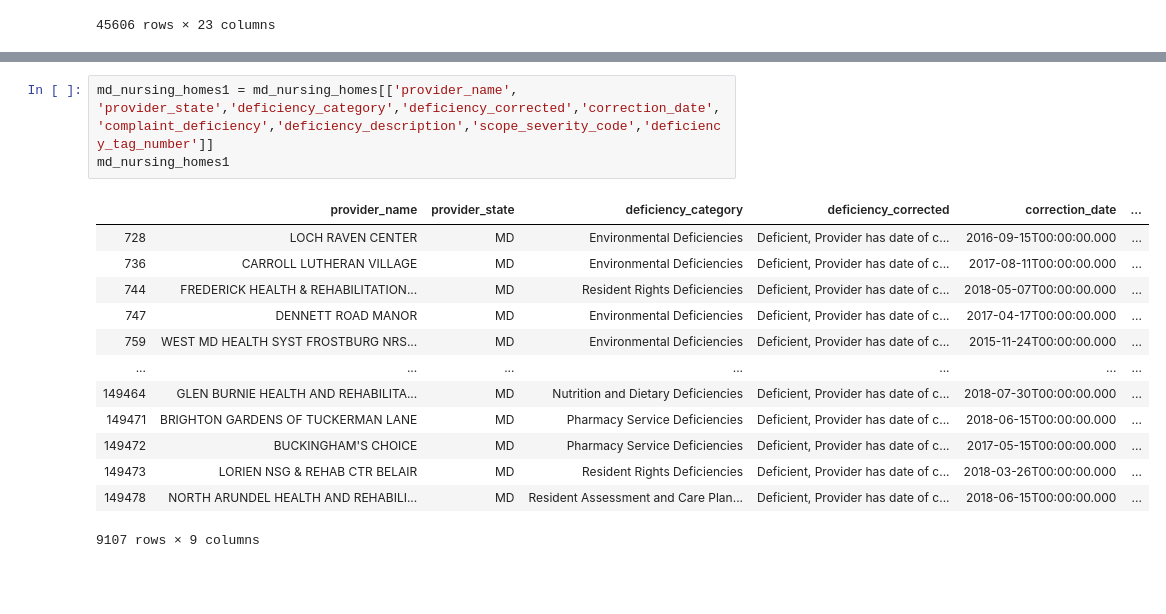
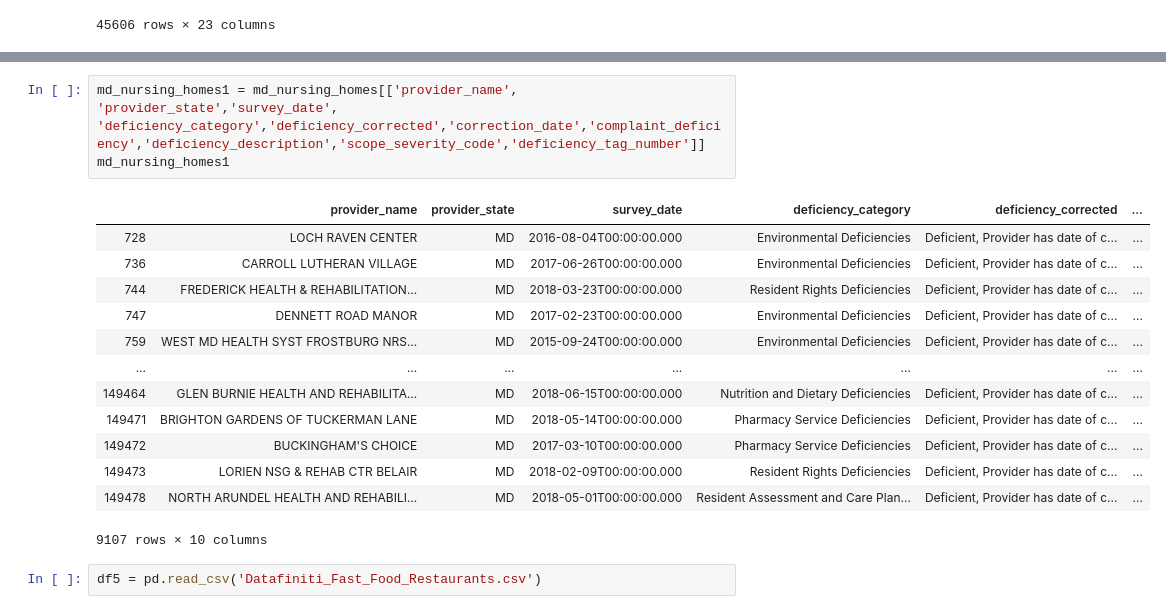
Before and after one commit to ChuckPry/dc-ds-01-06-20, a Jupyter notebook: Project.ipynb, the cells around one changed output, grey strips where cells are left out. Drawn from its saved outputs; the diff is of its cells as text; blank space fills up the shorter version.

```diff
--- a/Project.ipynb
+++ b/Project.ipynb
@@ -125,17 +125,19 @@ ca_nursing_homes1
 # %%
-md_nursing_homes1 = md_nursing_homes[['provider_name', 'provider_state','deficiency_category','deficiency_corrected','correction_date','complaint_deficiency','deficiency_description','scope_severity_code','deficiency_tag_number']]
+md_nursing_homes1 = md_nursing_homes[['provider_name', 'provider_state','survey_date', 'deficiency_category','deficiency_corrected','correction_date','complaint_deficiency','deficiency_description','scope_severity_code','deficiency_tag_number']]
 md_nursing_homes1
 # %% [output]
-|  | provider_name | provider_state | deficiency_category | deficiency_corrected | correction_date | ... |
-| 728 | LOCH RAVEN CENTER | MD | Environmental Deficiencies | Deficient, Provider has date of c... | 2016-09-15T00:00:00.000 | ... |
-| 736 | CARROLL LUTHERAN VILLAGE | MD | Environmental Deficiencies | Deficient, Provider has date of c... | 2017-08-11T00:00:00.000 | ... |
-| 744 | FREDERICK HEALTH & REHABILITATION... | MD | Resident Rights Deficiencies | Deficient, Provider has date of c... | 2018-05-07T00:00:00.000 | ... |
-| 747 | DENNETT ROAD MANOR | MD | Environmental Deficiencies | Deficient, Provider has date of c... | 2017-04-17T00:00:00.000 | ... |
-| 759 | WEST MD HEALTH SYST FROSTBURG NRS... | MD | Environmental Deficiencies | Deficient, Provider has date of c... | 2015-11-24T00:00:00.000 | ... |
+|  | provider_name | provider_state | survey_date | deficiency_category | deficiency_corrected | ... |
+| 728 | LOCH RAVEN CENTER | MD | 2016-08-04T00:00:00.000 | Environmental Deficiencies | Deficient, Provider has date of c... | ... |
+| 736 | CARROLL LUTHERAN VILLAGE | MD | 2017-06-26T00:00:00.000 | Environmental Deficiencies | Deficient, Provider has date of c... | ... |
+| 744 | FREDERICK HEALTH & REHABILITATION... | MD | 2018-03-23T00:00:00.000 | Resident Rights Deficiencies | Deficient, Provider has date of c... | ... |
+| 747 | DENNETT ROAD MANOR | MD | 2017-02-23T00:00:00.000 | Environmental Deficiencies | Deficient, Provider has date of c... | ... |
+| 759 | WEST MD HEALTH SYST FROSTBURG NRS... | MD | 2015-09-24T00:00:00.000 | Environmental Deficiencies | Deficient, Provider has date of c... | ... |
 | ... | ... | ... | ... | ... | ... | ... |
-| 149464 | GLEN BURNIE HEALTH AND REHABILITA... | MD | Nutrition and Dietary Deficiencies | Deficient, Provider has date of c... | 2018-07-30T00:00:00.000 | ... |
-| 149471 | BRIGHTON GARDENS OF TUCKERMAN LANE | MD | Pharmacy Service Deficiencies | Deficient, Provider has date of c... | 2018-06-15T00:00:00.000 | ... |
-| 149472 | BUCKINGHAM'S CHOICE | MD | Pharmacy Service Deficiencies | Deficient, Provider has date of c... | 2017-05-15T00:00:00.000 | ... |
-| 149473 | LORIEN NSG & REHAB CTR BELAIR | MD | Resident Rights Deficiencies | Deficient, Provider has date of c... | 2018-03-26T00:00:00.000 | ... |
-| 149478 | NORTH ARUNDEL HEALTH AND REHABILI... | MD | Resident Assessment and Care Plan... | Deficient, Provider has date of c... | 2018-06-15T00:00:00.000 | ... |
+| 149464 | GLEN BURNIE HEALTH AND REHABILITA... | MD | 2018-06-15T00:00:00.000 | Nutrition and Dietary Deficiencies | Deficient, Provider has date of c... | ... |
+| 149471 | BRIGHTON GARDENS OF TUCKERMAN LANE | MD | 2018-05-14T00:00:00.000 | Pharmacy Service Deficiencies | Deficient, Provider has date of c... | ... |
+| 149472 | BUCKINGHAM'S CHOICE | MD | 2017-03-10T00:00:00.000 | Pharmacy Service Deficiencies | Deficient, Provider has date of c... | ... |
+| 149473 | LORIEN NSG & REHAB CTR BELAIR | MD | 2018-02-09T00:00:00.000 | Resident Rights Deficiencies | Deficient, Provider has date of c... | ... |
+| 149478 | NORTH ARUNDEL HEALTH AND REHABILI... | MD | 2018-05-01T00:00:00.000 | Resident Assessment and Care Plan... | Deficient, Provider has date of c... | ... |
-9107 rows × 9 columns
+9107 rows × 10 columns
+# %%
+df5 = pd.read_csv('Datafiniti_Fast_Food_Restaurants.csv')
```
Also changed, not shown: parts of 9 cells of this notebook, 3 other files.
